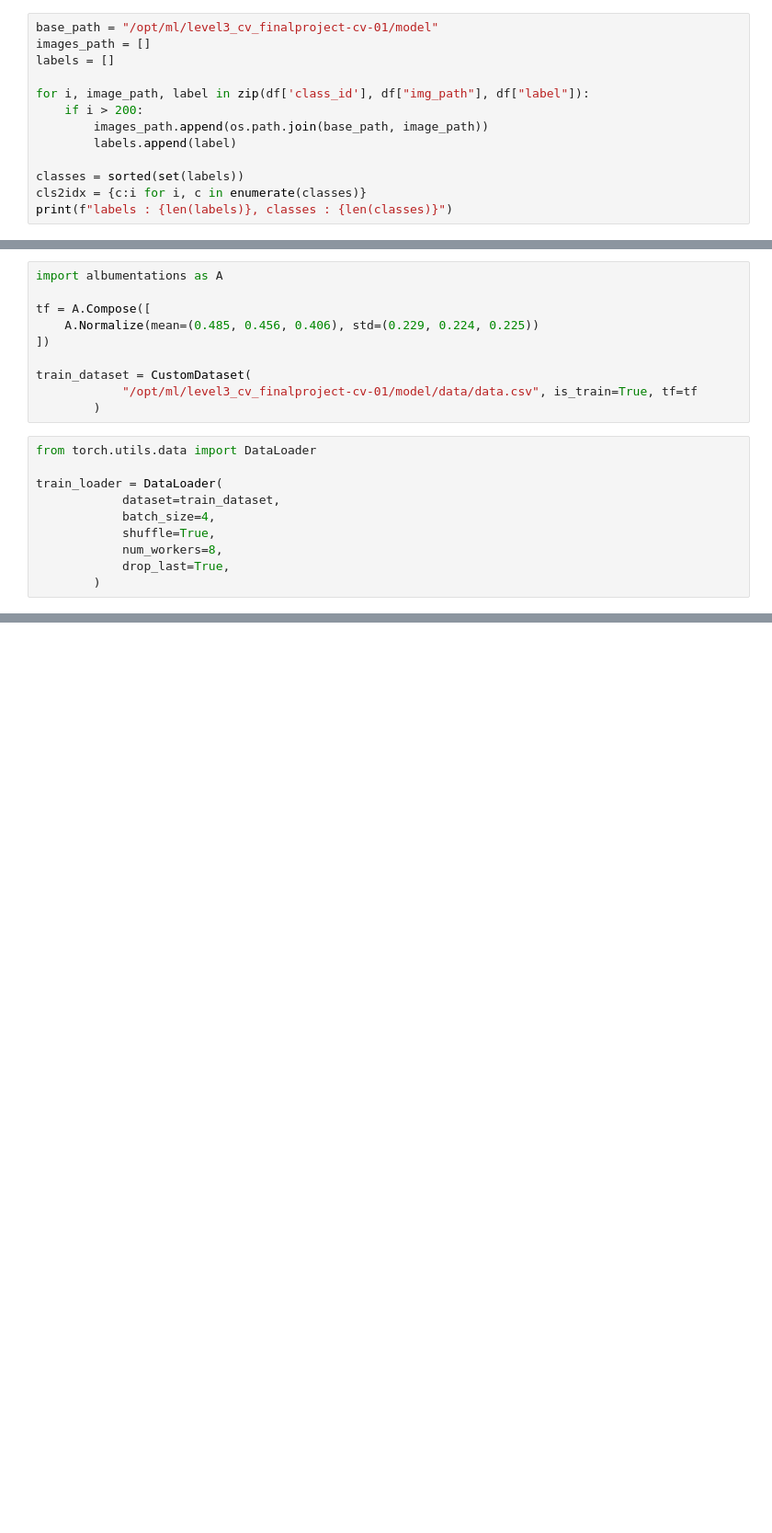
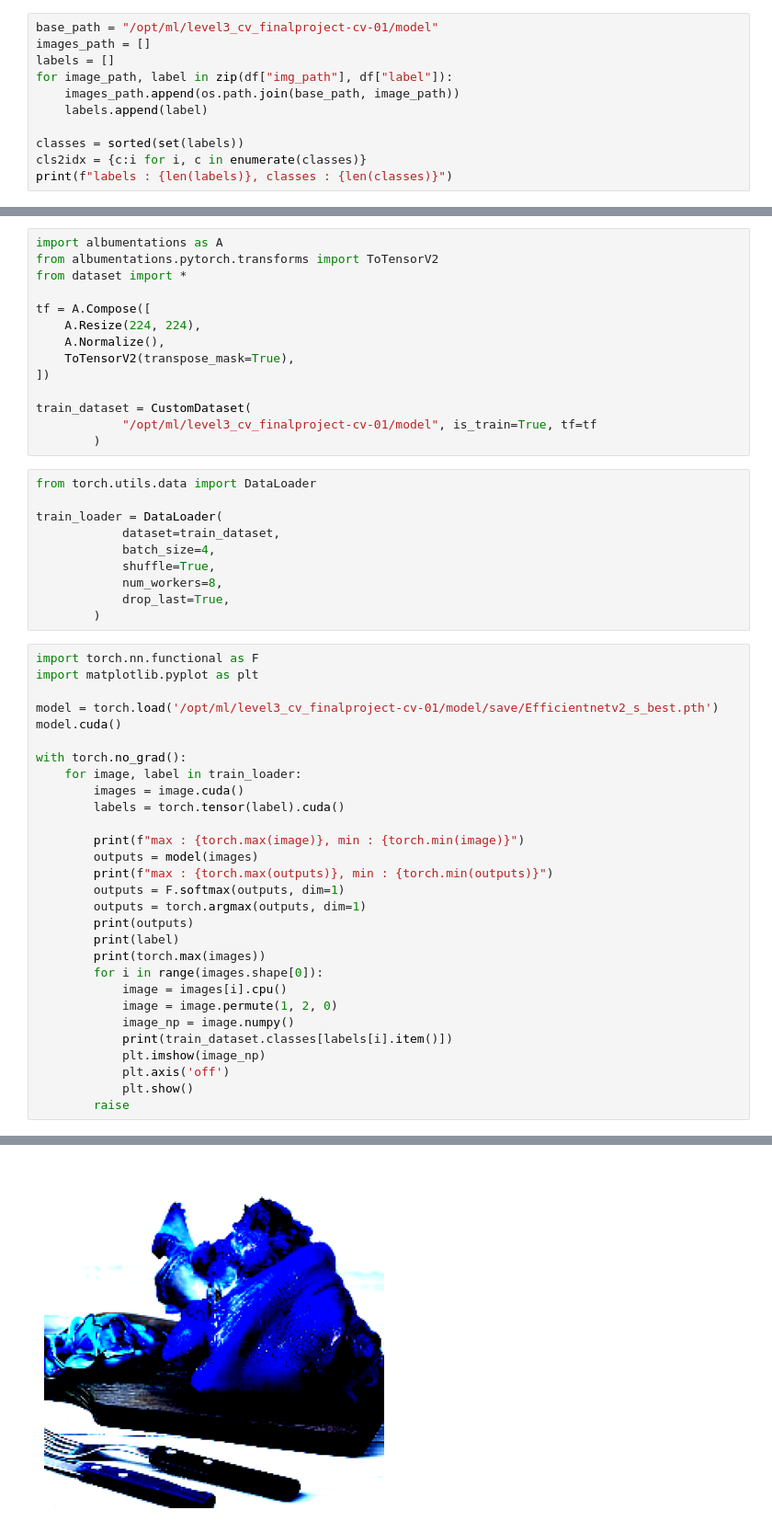
Before and after one commit to boostcampaitech5/level3_cv_finalproject-cv-01, a Jupyter notebook: model/baseline.ipynb, the cells around one changed output, grey strips where cells are left out. Shown: that part at 92% size. Saved outputs shown, nothing was run; the diff lists cells and outputs as text; blank space fills up the shorter version.

Commit message:
Edit Dataset for Normalize

```diff
--- a/model/baseline.ipynb
+++ b/model/baseline.ipynb
@@ -150,11 +47,9 @@ df.head()
 base_path = "/opt/ml/level3_cv_finalproject-cv-01/model"
 images_path = []
 labels = []
-
-for i, image_path, label in zip(df['class_id'], df["img_path"], df["label"]):
-    if i > 200:
-        images_path.append(os.path.join(base_path, image_path))
-        labels.append(label)
+for image_path, label in zip(df["img_path"], df["label"]):
+    images_path.append(os.path.join(base_path, image_path))
+    labels.append(label)
 
 classes = sorted(set(labels))
 cls2idx = {c:i for i, c in enumerate(classes)}
@@ -204,12 +59,16 @@ class CustomDataset(Dataset):
 # %%
 import albumentations as A
+from albumentations.pytorch.transforms import ToTensorV2
+from dataset import *
 
 tf = A.Compose([
-    A.Normalize(mean=(0.485, 0.456, 0.406), std=(0.229, 0.224, 0.225))
+    A.Resize(224, 224),
+    A.Normalize(),
+    ToTensorV2(transpose_mask=True),
 ])
 
 train_dataset = CustomDataset(
-            "/opt/ml/level3_cv_finalproject-cv-01/model/data/data.csv", is_train=True, tf=tf
+            "/opt/ml/level3_cv_finalproject-cv-01/model", is_train=True, tf=tf
         )
 # %%
 from torch.utils.data import DataLoader
@@ -221,3 +80,33 @@ train_loader = DataLoader(
             num_workers=8,
             drop_last=True,
         )
+# %%
+import torch.nn.functional as F
+import matplotlib.pyplot as plt
+
+model = torch.load('/opt/ml/level3_cv_finalproject-cv-01/model/save/Efficientnetv2_s_best.pth')
+model.cuda()
+
+with torch.no_grad():
+    for image, label in train_loader:
+        images = image.cuda()
+        labels = torch.tensor(label).cuda()
+
+        print(f"max : {torch.max(image)}, min : {torch.min(image)}")
+        outputs = model(images)
+        print(f"max : {torch.max(outputs)}, min : {torch.min(outputs)}")
+        outputs = F.softmax(outputs, dim=1)
+        outputs = torch.argmax(outputs, dim=1)
+        print(outputs)
+        print(label)
+        print(torch.max(images))
+        for i in range(images.shape[0]):
+            image = images[i].cpu()
+            image = image.permute(1, 2, 0)
+            image_np = image.numpy()
+            print(train_dataset.classes[labels[i].item()])
+            plt.imshow(image_np)
+            plt.axis('off')
+            plt.show()
+        raise
+# %% [output]
@@ -223,0 +120 @@ train_loader = DataLoader(
+[figure, added]
```
Also changed, not shown: parts of 10 cells of this notebook, 4 other files.
